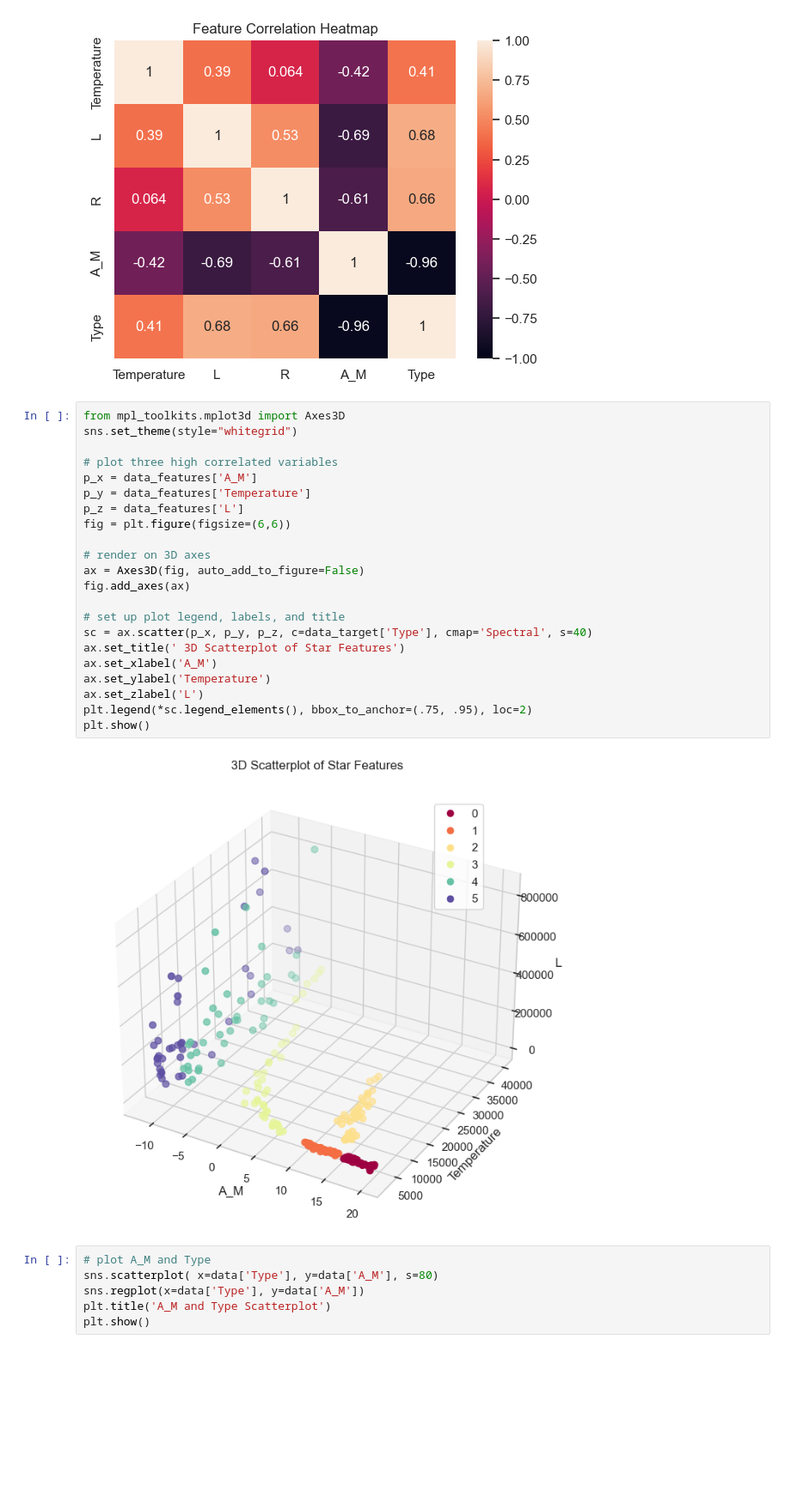
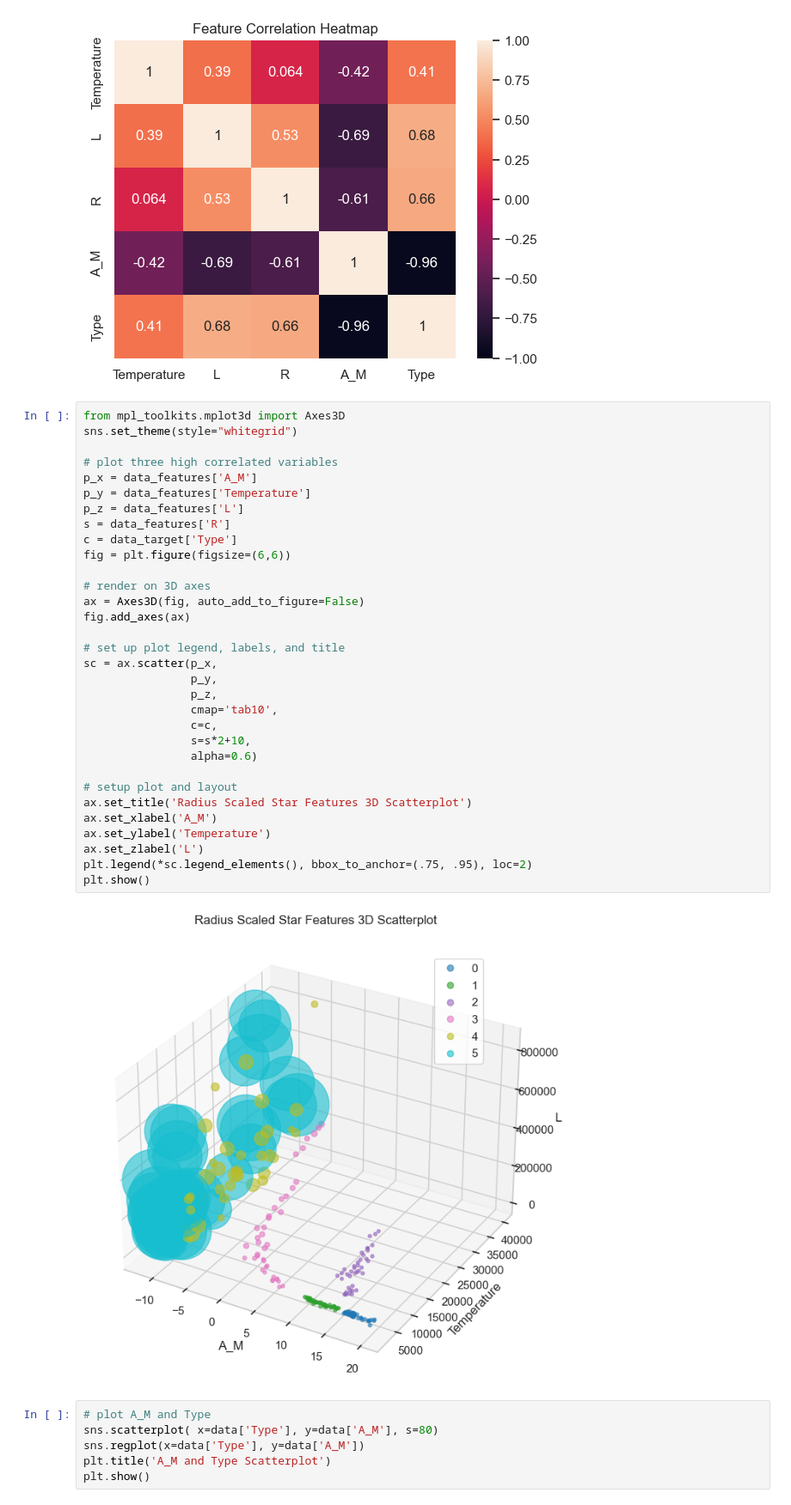
Before and after one commit to Crediteur/Jupyter-Notebooks, a Jupyter notebook: Star_Type_Classification/CM3005_Star_Classification.ipynb, the cells around one changed output. Shown at 86% size. Cells and saved outputs as stored; diff of their text form; blank space fills up the shorter version.

Commit message:
adjust 3D plot

```diff
--- a/Star_Type_Classification/CM3005_Star_Classification.ipynb
+++ b/Star_Type_Classification/CM3005_Star_Classification.ipynb
@@ -393,27 +389,37 @@ plt.show()
 # %%
 from mpl_toolkits.mplot3d import Axes3D
 sns.set_theme(style="whitegrid")
 
 # plot three high correlated variables
 p_x = data_features['A_M']
 p_y = data_features['Temperature']
 p_z = data_features['L']
+s = data_features['R']
+c = data_target['Type']
 fig = plt.figure(figsize=(6,6))
 
 # render on 3D axes
 ax = Axes3D(fig, auto_add_to_figure=False)
 fig.add_axes(ax)
 
 # set up plot legend, labels, and title
-sc = ax.scatter(p_x, p_y, p_z, c=data_target['Type'], cmap='Spectral', s=40)
-ax.set_title(' 3D Scatterplot of Star Features')
+sc = ax.scatter(p_x,
+                p_y,
+                p_z,
+                cmap='tab10',
+                c=c,
+                s=s*2+10,
+                alpha=0.6)
+
+# setup plot and layout
+ax.set_title('Radius Scaled Star Features 3D Scatterplot')
 ax.set_xlabel('A_M')
 ax.set_ylabel('Temperature')
 ax.set_zlabel('L')
 plt.legend(*sc.legend_elements(), bbox_to_anchor=(.75, .95), loc=2)
 plt.show()
 # %% [output]
-[figure, old version]
+[figure, new version]
 # %%
 # plot A_M and Type
 sns.scatterplot( x=data['Type'], y=data['A_M'], s=80)
```
Also changed, not shown: parts of 6 cells of this notebook.
